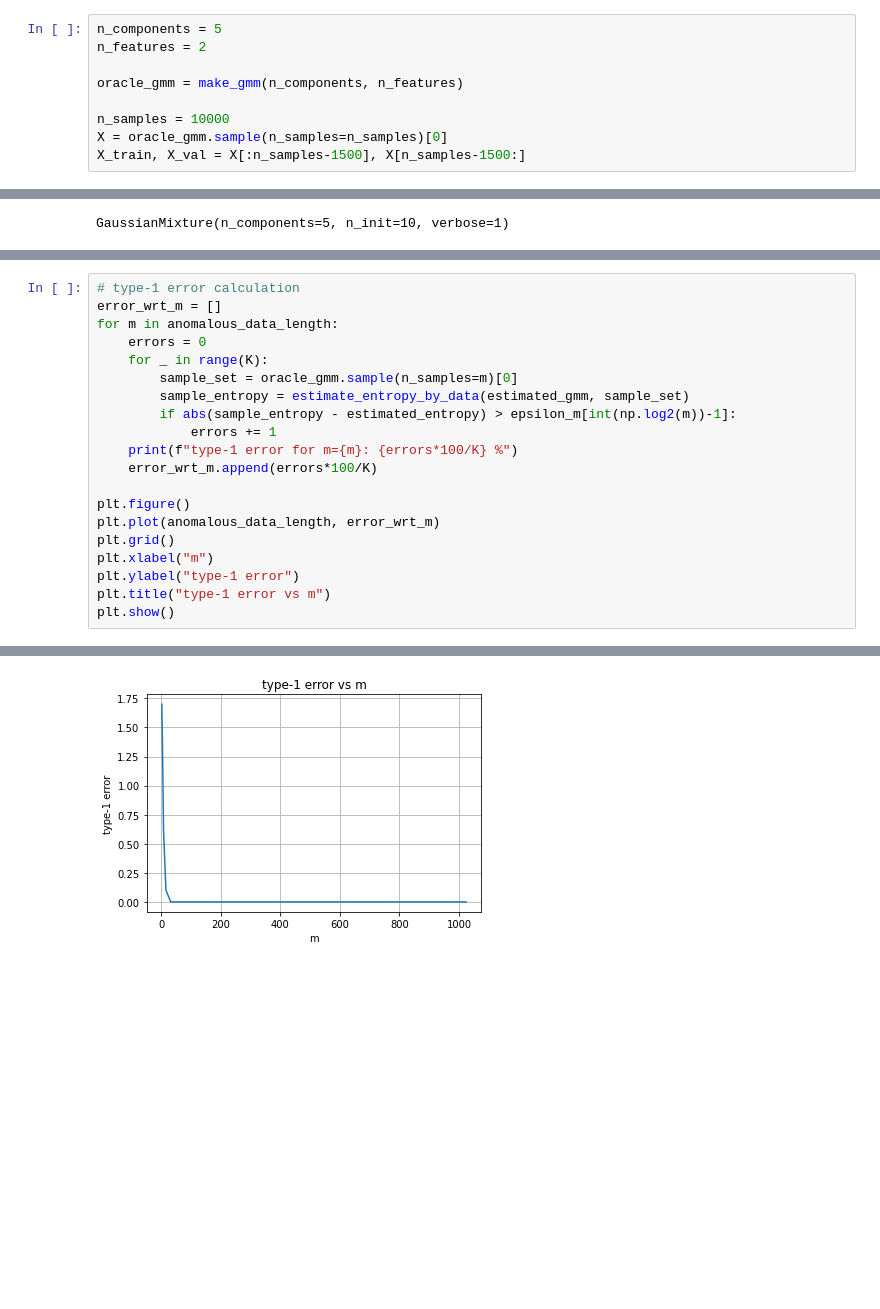
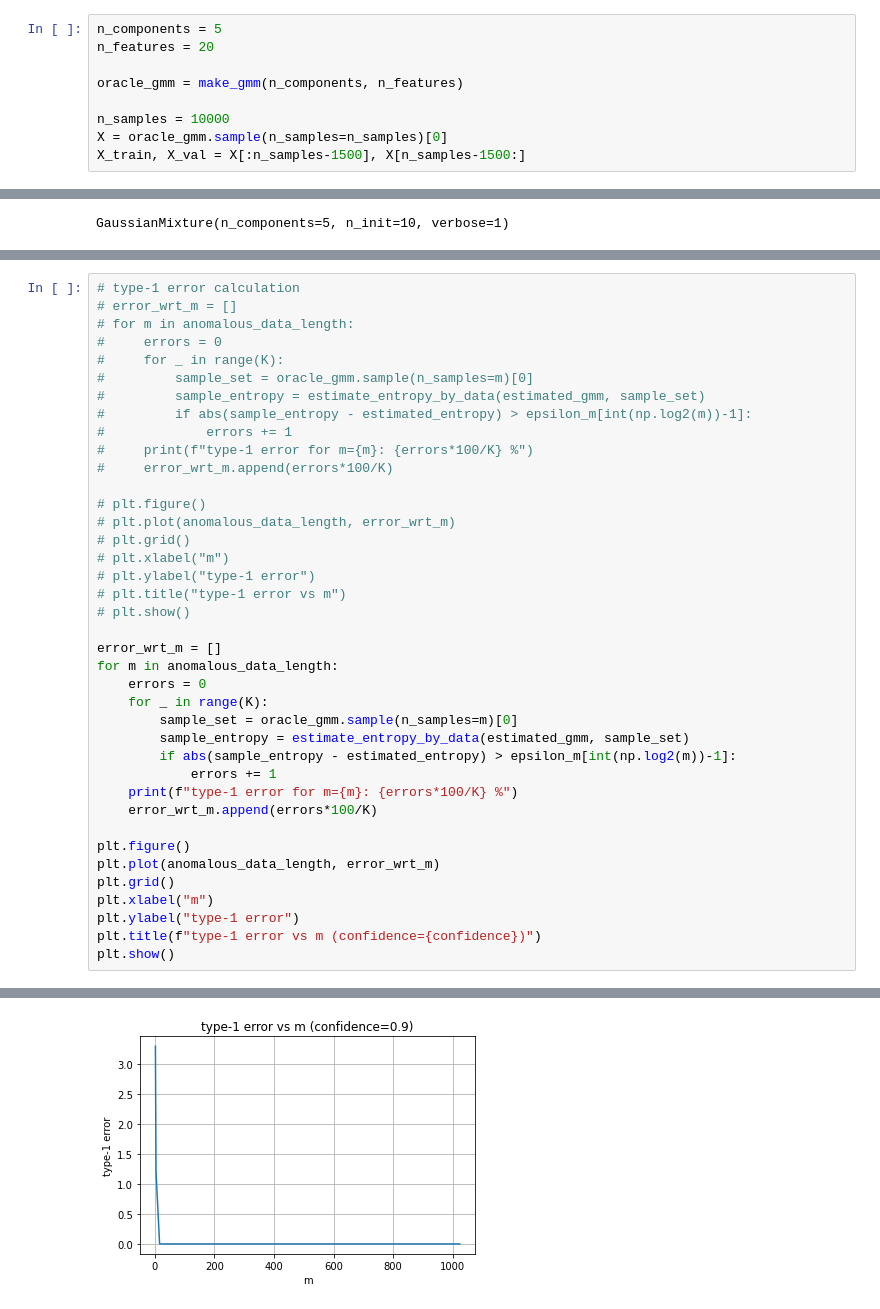
Before and after one commit to sumeetkrm/anomaly-detection, a Jupyter notebook: typicality_test.ipynb, the cells around one changed output, grey strips where cells are left out. Drawn from its saved outputs; the diff is of its cells as text; blank space fills up the shorter version.

```diff
--- a/typicality_test.ipynb
+++ b/typicality_test.ipynb
@@ -39,7 +40,7 @@ def make_gmm(n_components, n_features, random_state=0):
     return gmm
 # %%
 n_components = 5
-n_features = 2
+n_features = 20
 
 oracle_gmm = make_gmm(n_components, n_features)
 
@@ -145,5 +148,24 @@ print(epsilon_m)
 # %%
 # type-1 error calculation
+# error_wrt_m = []
+# for m in anomalous_data_length:
+#     errors = 0
+#     for _ in range(K):
+#         sample_set = oracle_gmm.sample(n_samples=m)[0]
+#         sample_entropy = estimate_entropy_by_data(estimated_gmm, sample_set)
+#         if abs(sample_entropy - estimated_entropy) > epsilon_m[int(np.log2(m))-1]:
+#             errors += 1
+#     print(f"type-1 error for m={m}: {errors*100/K} %")
+#     error_wrt_m.append(errors*100/K)
+
+# plt.figure()
+# plt.plot(anomalous_data_length, error_wrt_m)
+# plt.grid()
+# plt.xlabel("m")
+# plt.ylabel("type-1 error")
+# plt.title("type-1 error vs m")
+# plt.show()
+
 error_wrt_m = []
 for m in anomalous_data_length:
     errors = 0
@@ -160,6 +182,6 @@ plt.plot(anomalous_data_length, error_wrt_m)
 plt.grid()
 plt.xlabel("m")
 plt.ylabel("type-1 error")
-plt.title("type-1 error vs m")
+plt.title(f"type-1 error vs m (confidence={confidence})")
 plt.show()
 # %% [output]
@@ -170,10 +192,10 @@ type-1 error for m=16: 0.1 %
 type-1 error for m=32: 0.0 %
 type-1 error for m=64: 0.0 %
 type-1 error for m=128: 0.0 %
 type-1 error for m=256: 0.0 %
 type-1 error for m=512: 0.0 %
 type-1 error for m=1024: 0.0 %
-[figure, old version]
+[figure, new version]
 # %%
 # building an anomalous data set to test the type-2 error
 def get_random_unit_vector(n):
```
Also changed, not shown: parts of 11 cells of this notebook.
